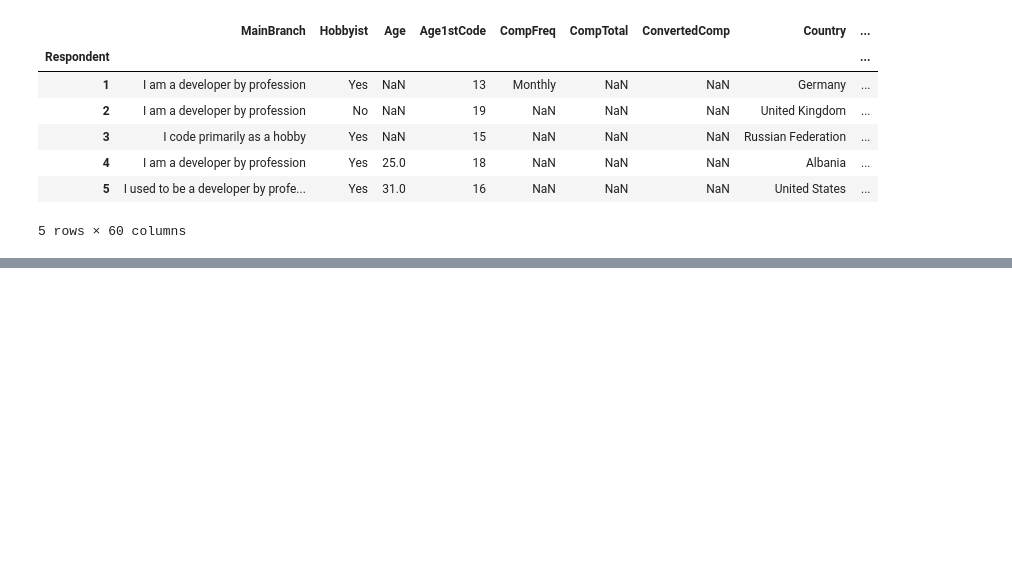
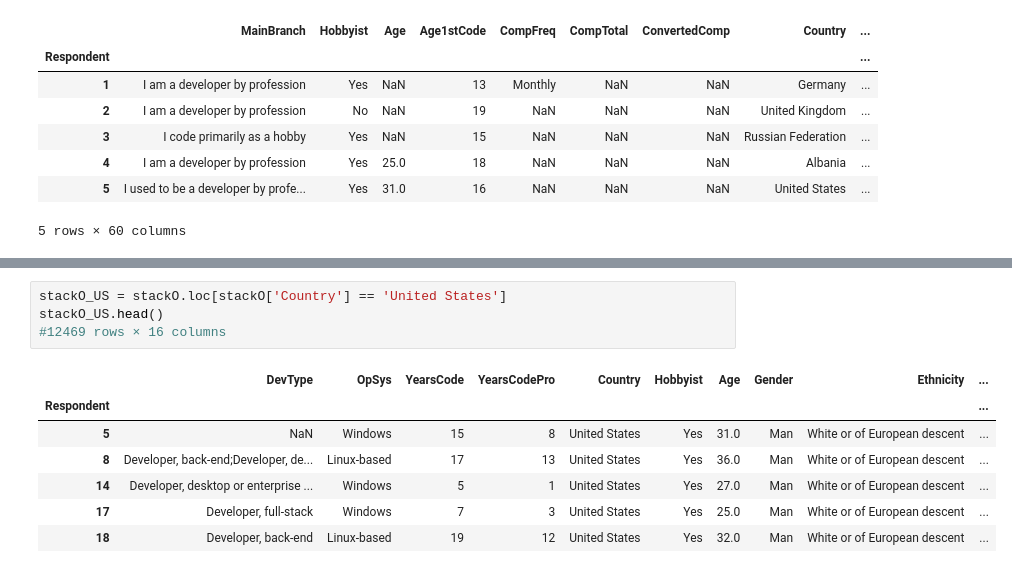
Before and after one commit to LisaHarrison08/stackOverflow_Survey, a Jupyter notebook: stackOverflow_survey.ipynb, the cells around one changed output, grey strips where cells are left out. Saved outputs shown, nothing was run; the diff lists cells and outputs as text; blank space fills up the shorter version.

```diff
--- a/stackOverflow_survey.ipynb
+++ b/stackOverflow_survey.ipynb
@@ -47,3 +47,15 @@ stackO.head()
 | 3 | NaN | Linux-based | 4 | NaN | Russian Federation | Yes | NaN | NaN | NaN | ... |
 | 4 | NaN | Linux-based | 7 | 4 | Albania | Yes | 25.0 | Man | White or of European descent | ... |
 | 5 | NaN | Windows | 15 | 8 | United States | Yes | 31.0 | Man | White or of European descent | ... |
+# %%
+stackO_US = stackO.loc[stackO['Country'] == 'United States']
+stackO_US.head()
+#12469 rows × 16 columns
+# %% [output]
+|  | DevType | OpSys | YearsCode | YearsCodePro | Country | Hobbyist | Age | Gender | Ethnicity | ... |
+| Respondent |  |  |  |  |  |  |  |  |  | ... |
+| 5 | NaN | Windows | 15 | 8 | United States | Yes | 31.0 | Man | White or of European descent | ... |
+| 8 | Developer, back-end;Developer, de... | Linux-based | 17 | 13 | United States | Yes | 36.0 | Man | White or of European descent | ... |
+| 14 | Developer, desktop or enterprise ... | Windows | 5 | 1 | United States | Yes | 27.0 | Man | White or of European descent | ... |
+| 17 | Developer, full-stack | Windows | 7 | 3 | United States | Yes | 25.0 | Man | White or of European descent | ... |
+| 18 | Developer, back-end | Linux-based | 19 | 12 | United States | Yes | 32.0 | Man | White or of European descent | ... |
```
Also changed, not shown: parts of 8 cells of this notebook.
